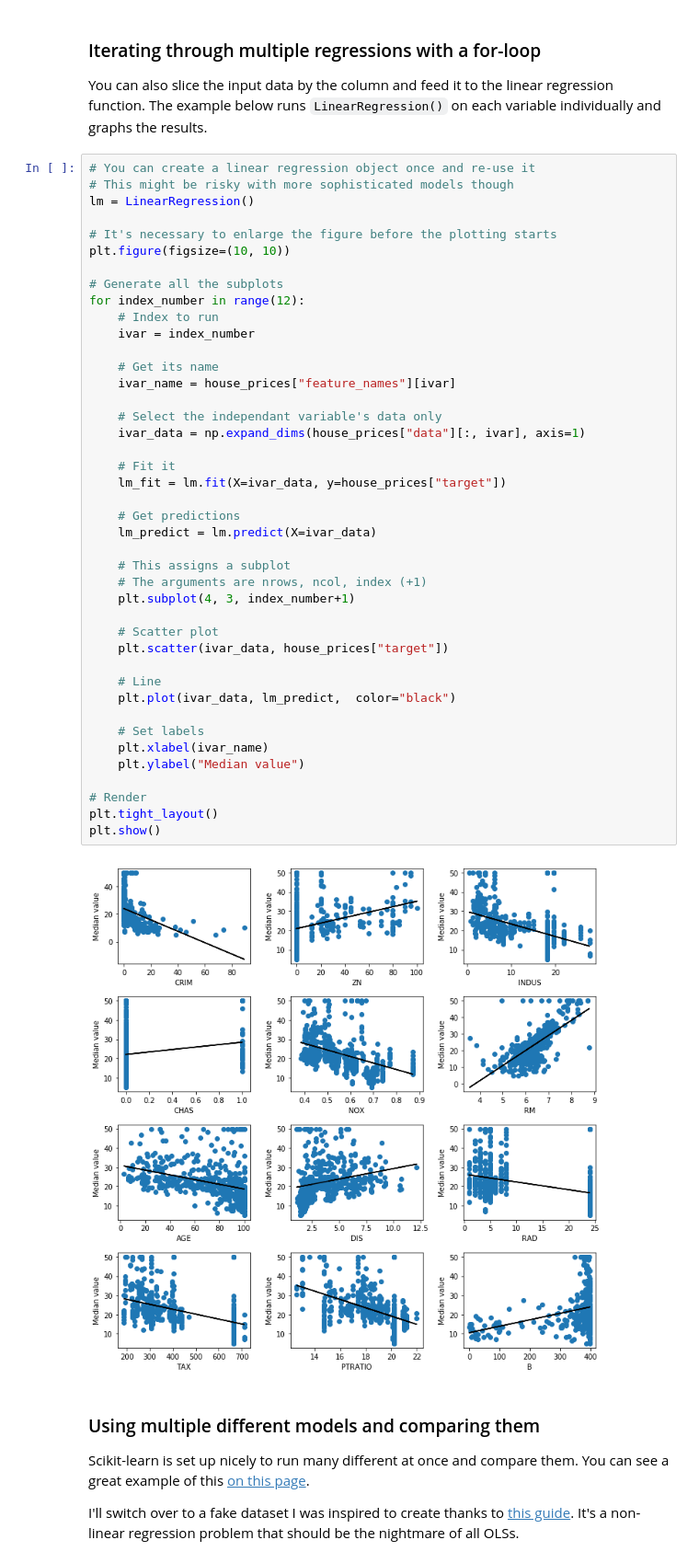
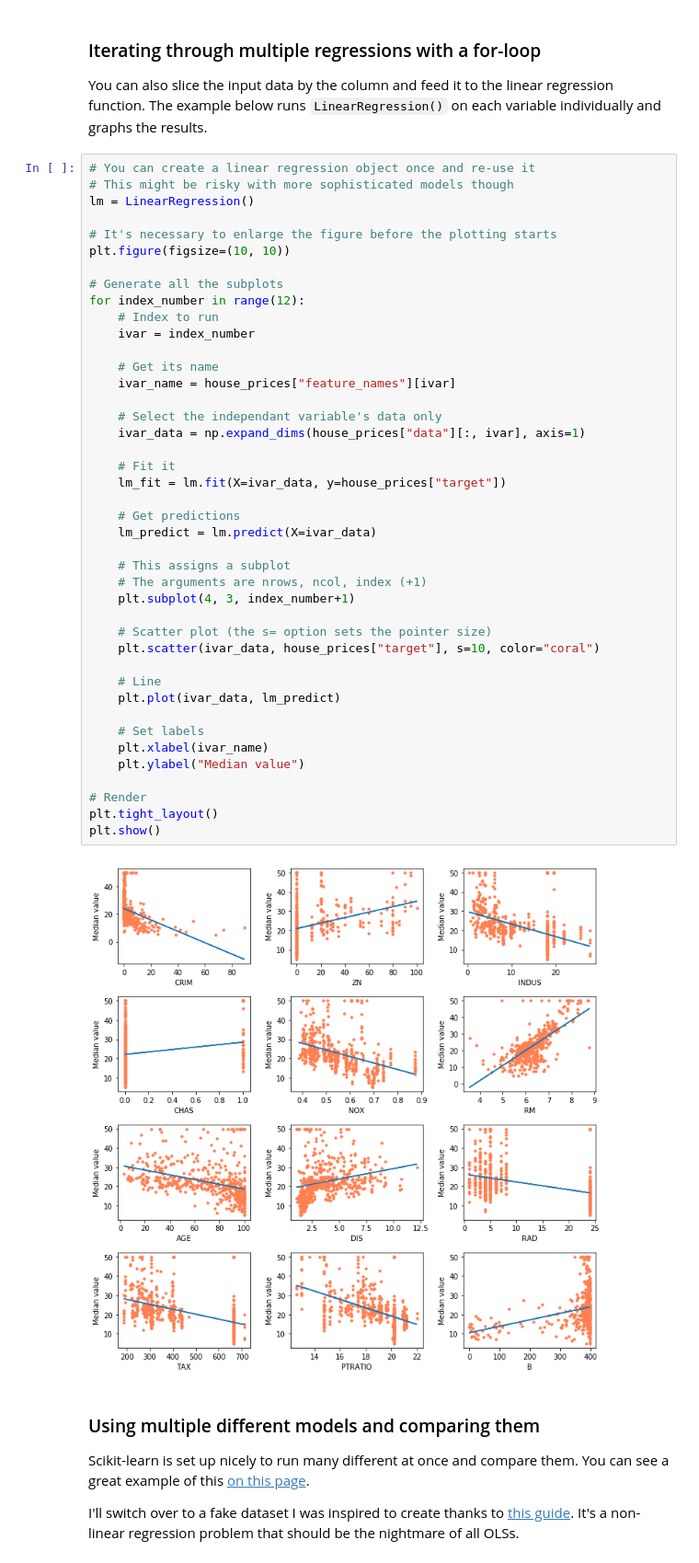
Before and after one commit to sjchiass/ml_guides, a Jupyter notebook: Statistical Learning/1_Regressions.ipynb, the cells around one changed output. Shown at 92% size. Saved outputs shown, nothing was run; the diff lists cells and outputs as text.

```diff
--- a/Statistical Learning/1_Regressions.ipynb
+++ b/Statistical Learning/1_Regressions.ipynb
@@ -439,37 +443,37 @@ for index_number in range(12):
     # Index to run
     ivar = index_number
 
     # Get its name
     ivar_name = house_prices["feature_names"][ivar]
 
     # Select the independant variable's data only
     ivar_data = np.expand_dims(house_prices["data"][:, ivar], axis=1)
 
     # Fit it
     lm_fit = lm.fit(X=ivar_data, y=house_prices["target"])
 
     # Get predictions
     lm_predict = lm.predict(X=ivar_data)
 
     # This assigns a subplot
     # The arguments are nrows, ncol, index (+1)
     plt.subplot(4, 3, index_number+1)
 
-    # Scatter plot
-    plt.scatter(ivar_data, house_prices["target"])
+    # Scatter plot (the s= option sets the pointer size)
+    plt.scatter(ivar_data, house_prices["target"], s=10, color="coral")
 
     # Line
-    plt.plot(ivar_data, lm_predict,  color="black")
+    plt.plot(ivar_data, lm_predict)
 
     # Set labels
     plt.xlabel(ivar_name)
     plt.ylabel("Median value")
 
 # Render
 plt.tight_layout()
 plt.show()
 # %% [output]
-[figure, old version]
+[figure, new version]
 # %% [markdown]
 ### Using multiple different models and comparing them
 
```
Also changed, not shown: parts of 6 cells of this notebook, 2 other files.
